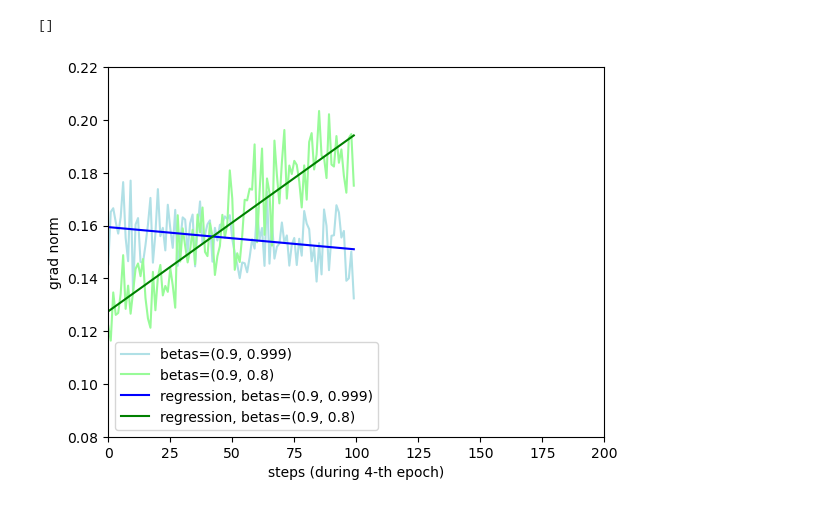
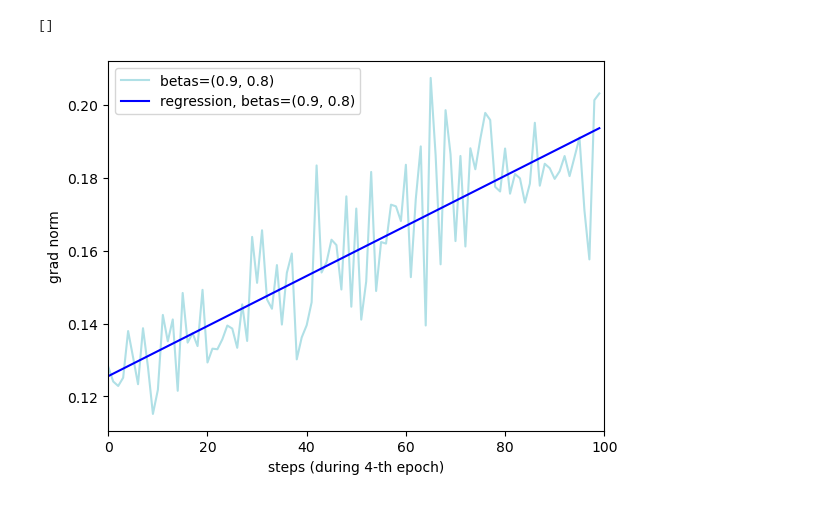
Before and after one commit to qiliuchn/training-loss-pattern, a Jupyter notebook: replication-example-analysis.ipynb, the cells around one changed output. Saved outputs shown, nothing was run; the diff lists cells and outputs as text; code cells hidden in the pictures.

```diff
--- a/replication-example-analysis.ipynb
+++ b/replication-example-analysis.ipynb
@@ -379,23 +418,23 @@ for j in range(20):
 # %%
-y1 = grad_norm_history_4_epoch[:100]
-y2 = grad_norm_history_4_epoch[100:]
+y1 = grad_norm_history[:100]
+#y2 = grad_norm_history[100:]
 import matplotlib.pyplot as plt
 from numpy.polynomial.polynomial import polyfit
 x = np.arange(100)
 t = [i / 100 for i in x]
 # Fit with polyfit
 b1, m1 = polyfit(x, y1, 1)
-b2, m2 = polyfit(x, y2, 1)
-plt.plot(x, y1, label=f'betas=({betas_1[0]}, {betas_1[1]})', color='powderblue')
-plt.plot(x, y2, label=f'betas=({betas_2[0]}, {betas_2[1]})', color='palegreen')
-plt.plot(x, b1 + m1 * x, label=f'regression, betas=({betas_1[0]}, {betas_1[1]})', color='b')
-plt.plot(x, b2 + m2 * x, label=f'regression, betas=({betas_2[0]}, {betas_2[1]})', color='g')
-plt.xlim(0, 200)
-plt.ylim(0.08, 0.22)
+#b2, m2 = polyfit(x, y2, 1)
+plt.plot(x, y1, label=f'betas=({0.9}, {BETA2_PLOT})', color='powderblue')
+#plt.plot(x, y2, label=f'betas=({betas_2[0]}, {betas_2[1]})', color='palegreen')
+plt.plot(x, b1 + m1 * x, label=f'regression, betas=({betas_1[0]}, {BETA2_PLOT})', color='b')
+#plt.plot(x, b2 + m2 * x, label=f'regression, betas=({betas_2[0]}, {betas_2[1]})', color='g')
+plt.xlim(0, 100)
+#plt.ylim(0.08, 0.22)
 plt.xlabel('steps (during 4-th epoch)')
 plt.ylabel('grad norm')
 plt.legend()
 plt.plot()
 # %% [output]
 []
-[figure, old version]
+[figure, new version]
```
Also changed, not shown: parts of 32 cells of this notebook, 6 other files.
